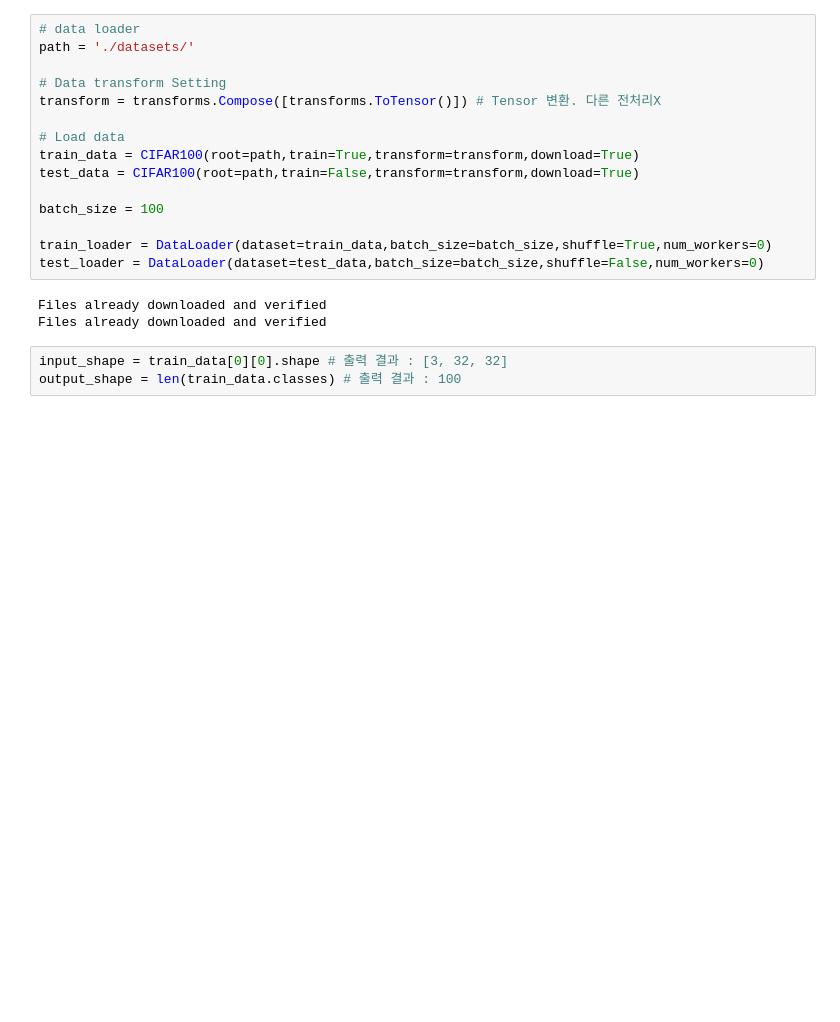
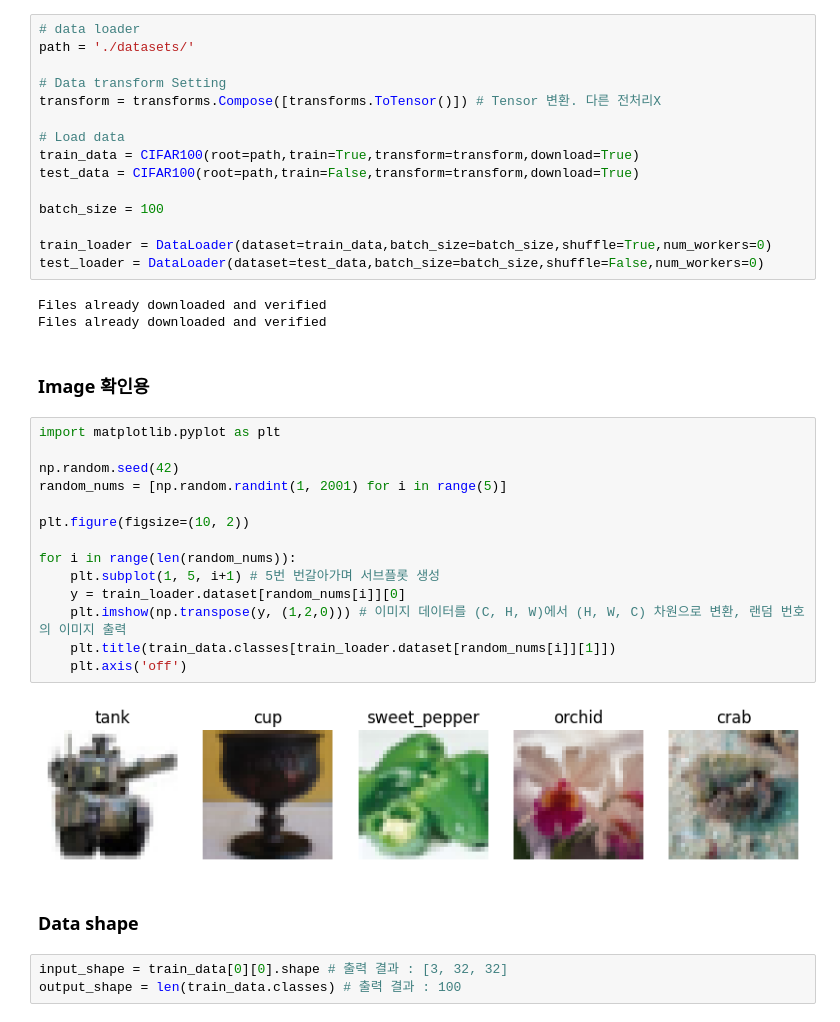
Before and after one commit to Dkepffl/Advanced_Analysis, a Jupyter notebook: Transformer/Transformer.ipynb, the cells around one changed output. Drawn from its saved outputs; the diff is of its cells as text; blank space fills up the shorter version.

```diff
--- a/Transformer/Transformer.ipynb
+++ b/Transformer/Transformer.ipynb
@@ -32,6 +32,26 @@ test_loader = DataLoader(dataset=test_data,batch_size=batch_size,shuffle=False,n
 # %% [output]
 Files already downloaded and verified
 Files already downloaded and verified
+# %% [markdown]
+### **Image 확인용**
+# %%
+import matplotlib.pyplot as plt
+
+np.random.seed(42)
+random_nums = [np.random.randint(1, 2001) for i in range(5)]
+
+plt.figure(figsize=(10, 2))
+
+for i in range(len(random_nums)):
+    plt.subplot(1, 5, i+1) # 5번 번갈아가며 서브플롯 생성
+    y = train_loader.dataset[random_nums[i]][0]
+    plt.imshow(np.transpose(y, (1,2,0))) # 이미지 데이터를 (C, H, W)에서 (H, W, C) 차원으로 변환, 랜덤 번호의 이미지 출력
+    plt.title(train_data.classes[train_loader.dataset[random_nums[i]][1]])
+    plt.axis('off')
+# %% [output]
+[figure, added]
+# %% [markdown]
+### **Data shape**
 # %%
 input_shape = train_data[0][0].shape # 출력 결과 : [3, 32, 32]
 output_shape = len(train_data.classes) # 출력 결과 : 100
```
Also changed, not shown: parts of 44 cells of this notebook.
